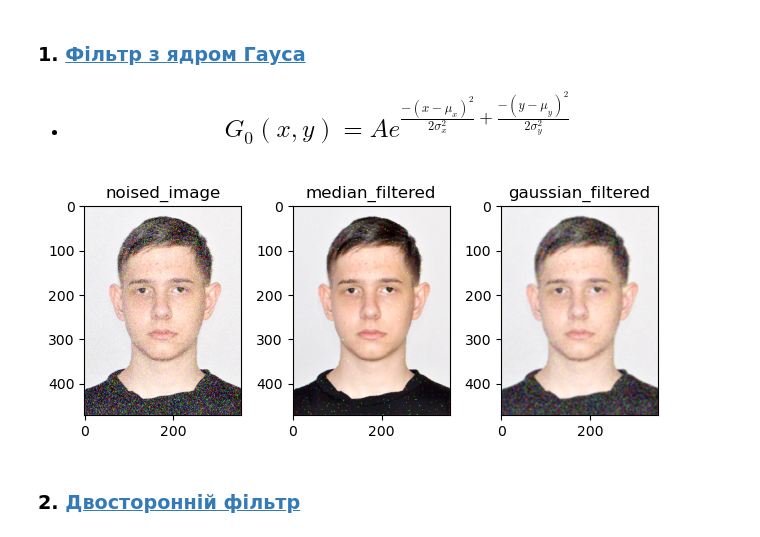
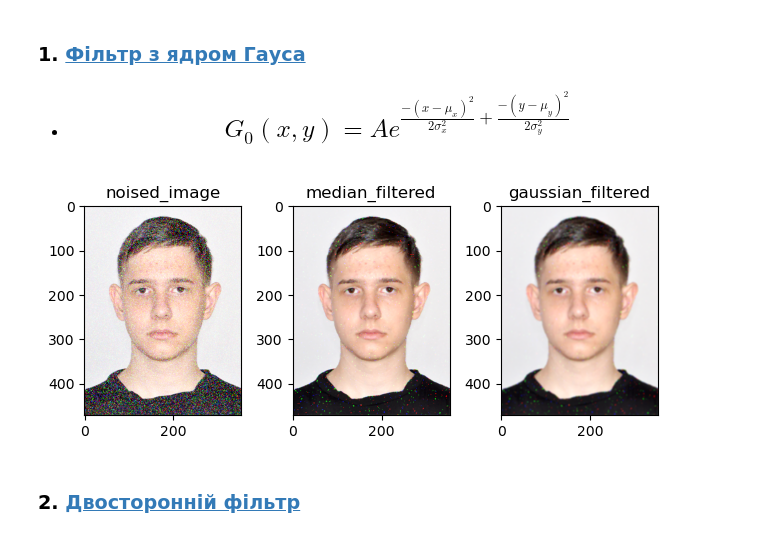
Before and after one commit to DenyHar/imageProcessing, a Jupyter notebook: lab_7_Harahulia/lab_7_Harahulia.ipynb, the cells around one changed output. Drawn from its saved outputs; the diff is of its cells as text; code cells hidden in the pictures.

```diff
--- a/lab_7_Harahulia/lab_7_Harahulia.ipynb
+++ b/lab_7_Harahulia/lab_7_Harahulia.ipynb
@@ -117,29 +117,29 @@ __Завдання для самостійної роботи__.
 # %%
 # Візуалізація за допомогою matplotlib
 def add_gaussian_noise(image, mean=0, std=1):
     noise = np.random.normal(mean, std, image.shape).astype(np.uint8)
     noisy_image = cv.add(image, noise)
     return noisy_image
 
 image = cv.imread('orig_images/i_image.jpg')
 noised_image = add_gaussian_noise(image)
 dst_Median = cv.medianBlur(noised_image, 3)
-dst_Gauss = cv.GaussianBlur(noised_image, (5, 5), 2)
+dst_Gauss = cv.GaussianBlur(dst_Median, (5, 5), 2)
 
 # Побудова і вивід зображення у файл
 plt.subplot(131)
 plt.imshow(cv.cvtColor(noised_image, cv.COLOR_BGR2RGB))
 plt.title('noised_image')
 plt.subplot(132)
 plt.imshow(cv.cvtColor(dst_Median, cv.COLOR_BGR2RGB))
 plt.title('median_filtered')
 plt.subplot(133)
 plt.imshow(cv.cvtColor(dst_Gauss, cv.COLOR_BGR2RGB))
 plt.title('gaussian_filtered')
 plt.tight_layout()
 plt.show()
 # %% [output]
-[figure, old version]
+[figure, new version]
 # %% [markdown]
 ### 2. [Двосторонній фільтр](https://docs.opencv.org/4.x/dc/dd3/tutorial_gausian_median_blur_bilateral_filter.html)
 # %% [markdown]
```
Also changed, not shown: parts of 2 cells of this notebook, 4 other files.
